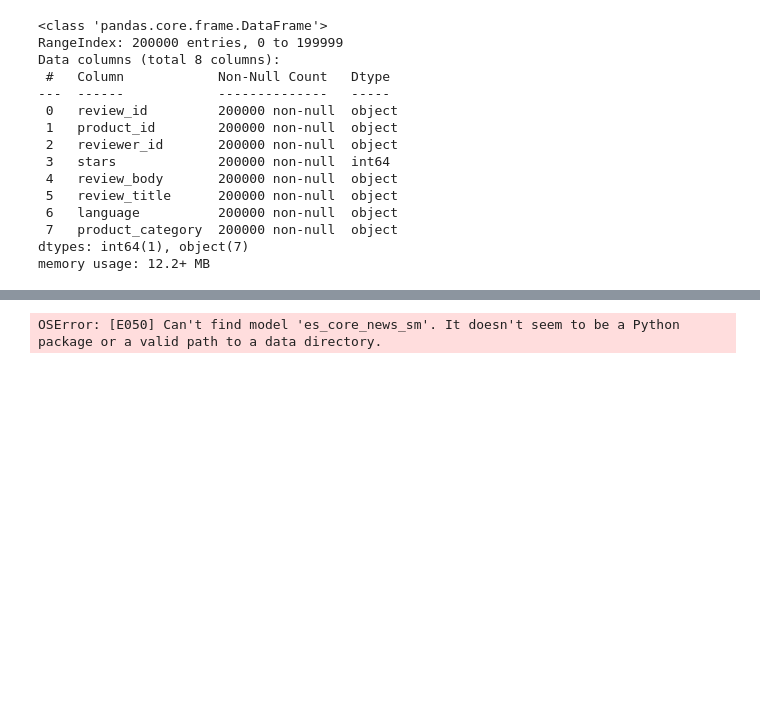
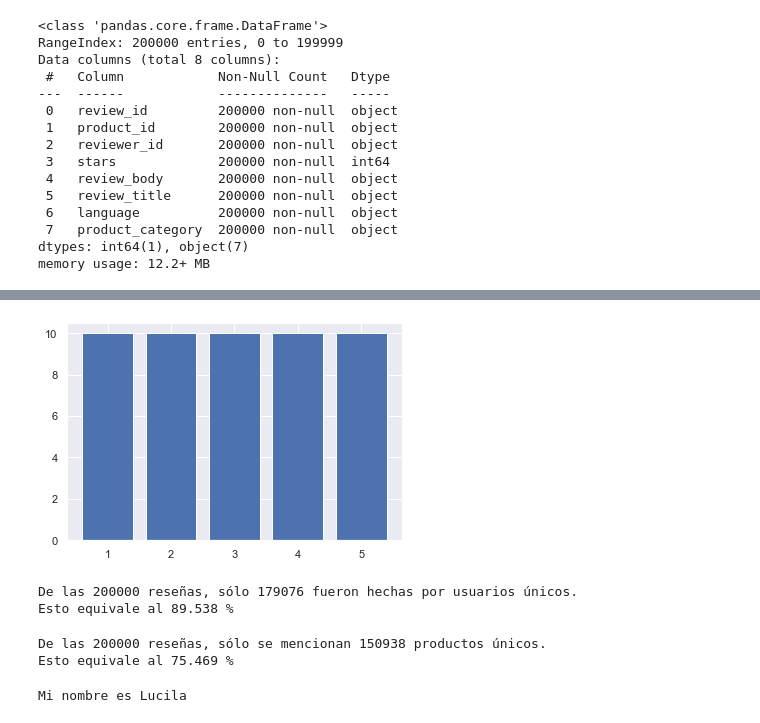
Before and after one commit to lusalmeron/Acamica-DS-Proyecto-3-NLP, a Jupyter notebook: Proyecto_3.ipynb, the cells around one changed output, grey strips where cells are left out. Saved outputs shown, nothing was run; the diff lists cells and outputs as text; code cells hidden in the pictures; blank space fills up the shorter version.

```diff
--- a/Proyecto_3.ipynb
+++ b/Proyecto_3.ipynb
@@ -57,0 +105,21 @@ memory usage: 12.2+ MB
+# %%
+#sns.countplot(x=data['stars'],data=data, hue='product_category')
+plt.bar(x=data['stars'], height=10,data=data)
+#plt.figure(figsize=(26,10))
+plt.show()
+# %% [output]
+[figure, added]
+# %%
+# Ver cuántos usuarios únicos publicaron
+print("De las", data.shape[0],"reseñas, sólo", len(data.reviewer_id.unique()), "fueron hechas por usuarios únicos.")
+print("Esto equivale al", len(data.reviewer_id.unique())/data.shape[0]*100,"%")
+# %% [output]
+De las 200000 reseñas, sólo 179076 fueron hechas por usuarios únicos.
+Esto equivale al 89.538 %
+# %%
+# Ver sobre cuántos productos únicos se publicaron reseñas
+print("De las", data.shape[0],"reseñas, sólo se mencionan", len(data.product_id.unique()), "productos únicos.")
+print("Esto equivale al", len(data.product_id.unique())/data.shape[0]*100,"%")
+# %% [output]
+De las 200000 reseñas, sólo se mencionan 150938 productos únicos.
+Esto equivale al 75.469 %
@@ -58,7 +129,7 @@ memory usage: 12.2+ MB
 # %%
-import spacy
-nlp = spacy.load("es_core_news_sm")
+#nlp = spacy.load("es_core_news_sm")
+nlp = en_core_web_sm.load()
 frase = nlp("Mi nombre es Lucila")
 frase
 # %% [output]
-OSError: [E050] Can't find model 'es_core_news_sm'. It doesn't seem to be a Python package or a valid path to a data directory.
+Mi nombre es Lucila
```
Also changed, not shown: parts of 8 cells of this notebook.
